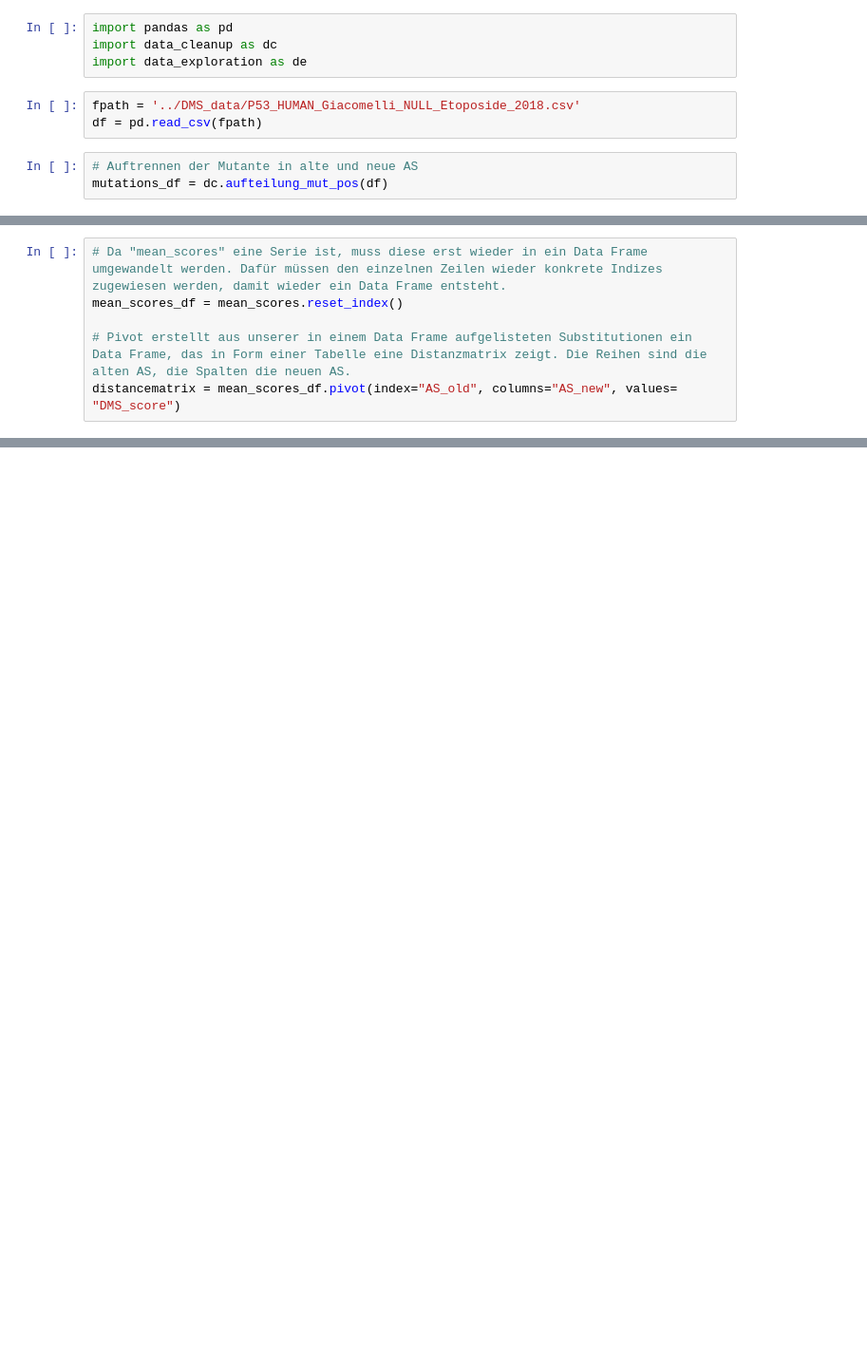
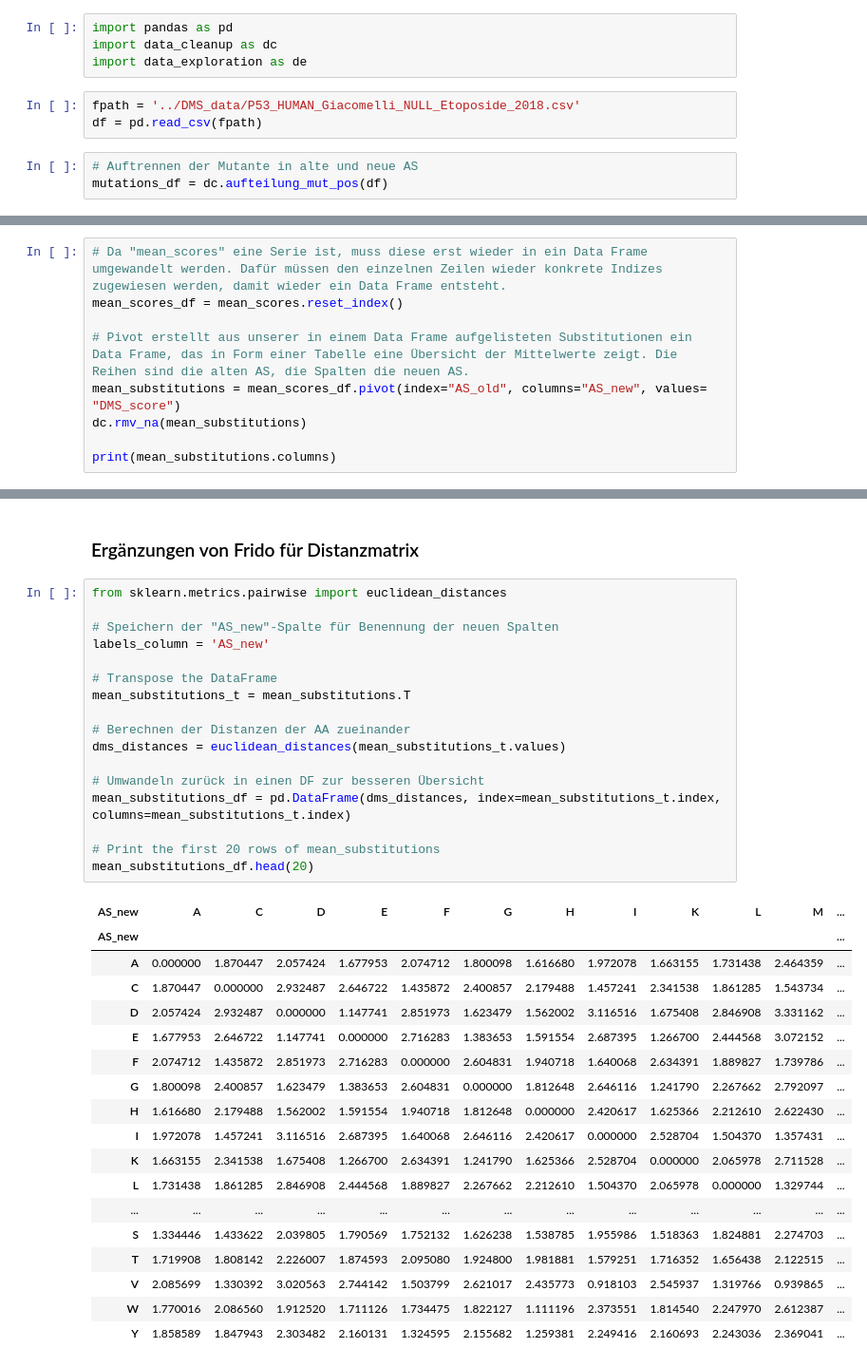
Before and after one commit to datascience-mobi-2023/topic02_team02, a Jupyter notebook: data_exploration/Distance_matrix.ipynb, the cells around one changed output, grey strips where cells are left out. Shown: that part at 95% size. Cells and saved outputs as stored; diff of their text form; blank space fills up the shorter version.

Commit message:
Arbeit an K-Means

```diff
--- a/data_exploration/Distance_matrix.ipynb
+++ b/data_exploration/Distance_matrix.ipynb
@@ -23,5 +21,8 @@ mean_scores = subs_df.DMS_score.mean()
 # Da "mean_scores" eine Serie ist, muss diese erst wieder in ein Data Frame umgewandelt werden. Dafür müssen den einzelnen Zeilen wieder konkrete Indizes zugewiesen werden, damit wieder ein Data Frame entsteht.
 mean_scores_df = mean_scores.reset_index()
 
-# Pivot erstellt aus unserer in einem Data Frame aufgelisteten Substitutionen ein Data Frame, das in Form einer Tabelle eine Distanzmatrix zeigt. Die Reihen sind die alten AS, die Spalten die neuen AS.
-distancematrix = mean_scores_df.pivot(index="AS_old", columns="AS_new", values= "DMS_score")
+# Pivot erstellt aus unserer in einem Data Frame aufgelisteten Substitutionen ein Data Frame, das in Form einer Tabelle eine Übersicht der Mittelwerte zeigt. Die Reihen sind die alten AS, die Spalten die neuen AS.
+mean_substitutions = mean_scores_df.pivot(index="AS_old", columns="AS_new", values= "DMS_score")
+dc.rmv_na(mean_substitutions)
+
+print(mean_substitutions.columns)
@@ -52,0 +33,38 @@ de.distance_matrix(df1)
+# %% [markdown]
+### Ergänzungen von Frido für Distanzmatrix
+# %%
+from sklearn.metrics.pairwise import euclidean_distances
+
+# Speichern der "AS_new"-Spalte für Benennung der neuen Spalten
+labels_column = 'AS_new'
+
+# Transpose the DataFrame
+mean_substitutions_t = mean_substitutions.T
+
+# Berechnen der Distanzen der AA zueinander
+dms_distances = euclidean_distances(mean_substitutions_t.values)
+
+# Umwandeln zurück in einen DF zur besseren Übersicht
+mean_substitutions_df = pd.DataFrame(dms_distances, index=mean_substitutions_t.index, columns=mean_substitutions_t.index)
+
+# Print the first 20 rows of mean_substitutions
+mean_substitutions_df.head(20)
+# %% [output]
+| AS_new | A | C | D | E | F | G | H | I | K | L | M | ... |
+| AS_new |  |  |  |  |  |  |  |  |  |  |  | ... |
+| A | 0.000000 | 1.870447 | 2.057424 | 1.677953 | 2.074712 | 1.800098 | 1.616680 | 1.972078 | 1.663155 | 1.731438 | 2.464359 | ... |
+| C | 1.870447 | 0.000000 | 2.932487 | 2.646722 | 1.435872 | 2.400857 | 2.179488 | 1.457241 | 2.341538 | 1.861285 | 1.543734 | ... |
+| D | 2.057424 | 2.932487 | 0.000000 | 1.147741 | 2.851973 | 1.623479 | 1.562002 | 3.116516 | 1.675408 | 2.846908 | 3.331162 | ... |
+| E | 1.677953 | 2.646722 | 1.147741 | 0.000000 | 2.716283 | 1.383653 | 1.591554 | 2.687395 | 1.266700 | 2.444568 | 3.072152 | ... |
+| F | 2.074712 | 1.435872 | 2.851973 | 2.716283 | 0.000000 | 2.604831 | 1.940718 | 1.640068 | 2.634391 | 1.889827 | 1.739786 | ... |
+| G | 1.800098 | 2.400857 | 1.623479 | 1.383653 | 2.604831 | 0.000000 | 1.812648 | 2.646116 | 1.241790 | 2.267662 | 2.792097 | ... |
+| H | 1.616680 | 2.179488 | 1.562002 | 1.591554 | 1.940718 | 1.812648 | 0.000000 | 2.420617 | 1.625366 | 2.212610 | 2.622430 | ... |
+| I | 1.972078 | 1.457241 | 3.116516 | 2.687395 | 1.640068 | 2.646116 | 2.420617 | 0.000000 | 2.528704 | 1.504370 | 1.357431 | ... |
+| K | 1.663155 | 2.341538 | 1.675408 | 1.266700 | 2.634391 | 1.241790 | 1.625366 | 2.528704 | 0.000000 | 2.065978 | 2.711528 | ... |
+| L | 1.731438 | 1.861285 | 2.846908 | 2.444568 | 1.889827 | 2.267662 | 2.212610 | 1.504370 | 2.065978 | 0.000000 | 1.329744 | ... |
+| ... | ... | ... | ... | ... | ... | ... | ... | ... | ... | ... | ... | ... |
+| S | 1.334446 | 1.433622 | 2.039805 | 1.790569 | 1.752132 | 1.626238 | 1.538785 | 1.955986 | 1.518363 | 1.824881 | 2.274703 | ... |
+| T | 1.719908 | 1.808142 | 2.226007 | 1.874593 | 2.095080 | 1.924800 | 1.981881 | 1.579251 | 1.716352 | 1.656438 | 2.122515 | ... |
+| V | 2.085699 | 1.330392 | 3.020563 | 2.744142 | 1.503799 | 2.621017 | 2.435773 | 0.918103 | 2.545937 | 1.319766 | 0.939865 | ... |
+| W | 1.770016 | 2.086560 | 1.912520 | 1.711126 | 1.734475 | 1.822127 | 1.111196 | 2.373551 | 1.814540 | 2.247970 | 2.612387 | ... |
+| Y | 1.858589 | 1.847943 | 2.303482 | 2.160131 | 1.324595 | 2.155682 | 1.259381 | 2.249416 | 2.160693 | 2.243036 | 2.369041 | ... |
```
Also changed, not shown: parts of 5 cells of this notebook, 2 other files.
